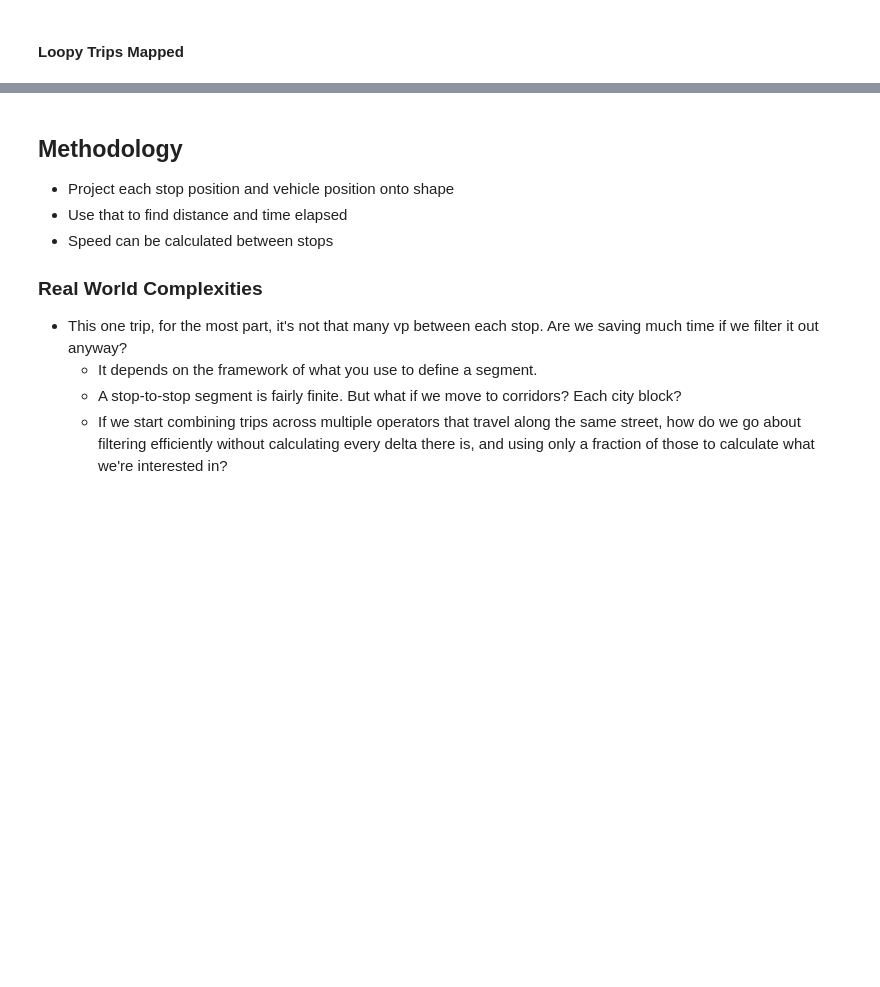
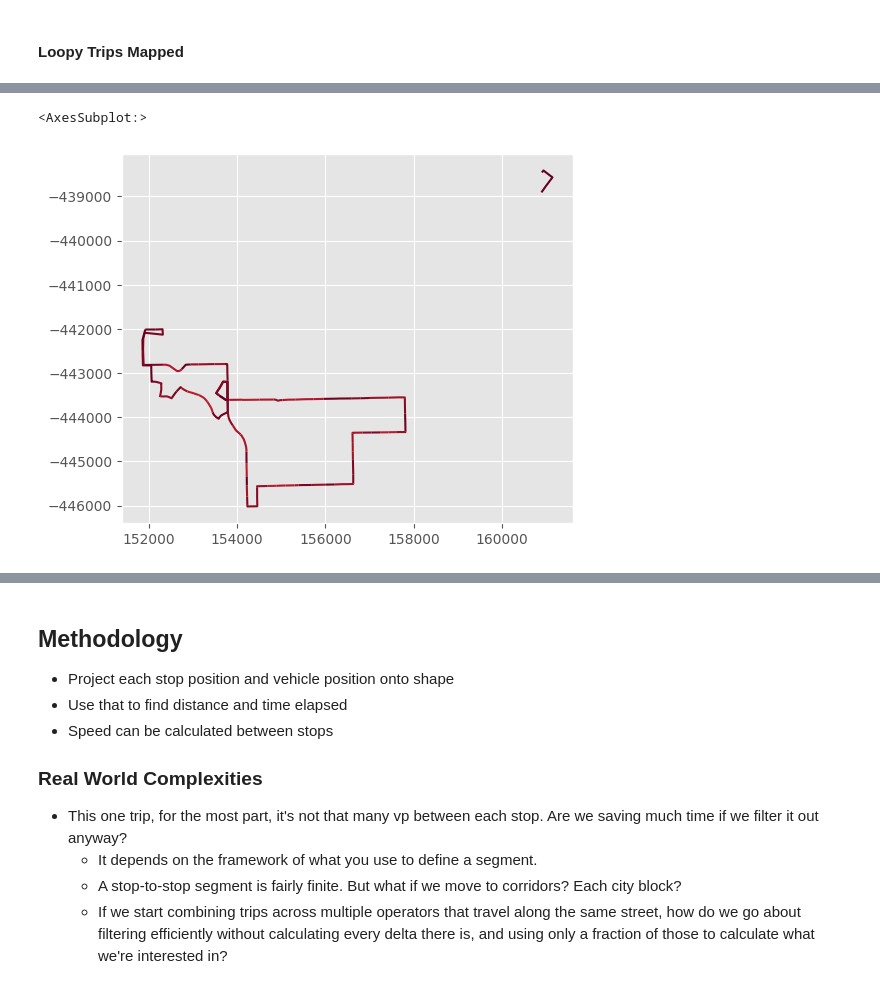
Before and after one commit to tiffanychu90/gtfs-rt-demo, a Jupyter notebook: scripts/01-ladot-shapely-project.ipynb, the cells around one changed output, grey strips where cells are left out. Saved outputs shown, nothing was run; the diff lists cells and outputs as text; code cells hidden in the pictures; blank space fills up the shorter version.

```diff
--- a/scripts/01-ladot-shapely-project.ipynb
+++ b/scripts/01-ladot-shapely-project.ipynb
@@ -232,2 +259,13 @@ rows with valid speeds: 74
+# %%
+compare_utils.speed_map(
+    speed_gdf[
+        (speed_gdf.trip_id.isin(loopy_trips_to_use)) &
+        (speed_gdf.service_date=="2024-10-16")
+    ],
+    static=True
+)
+# %% [output]
+<AxesSubplot:>
+[figure, added]
 # %%
 compare_utils.speed_map(
```
Also changed, not shown: parts of 16 cells of this notebook, 4 other files.
